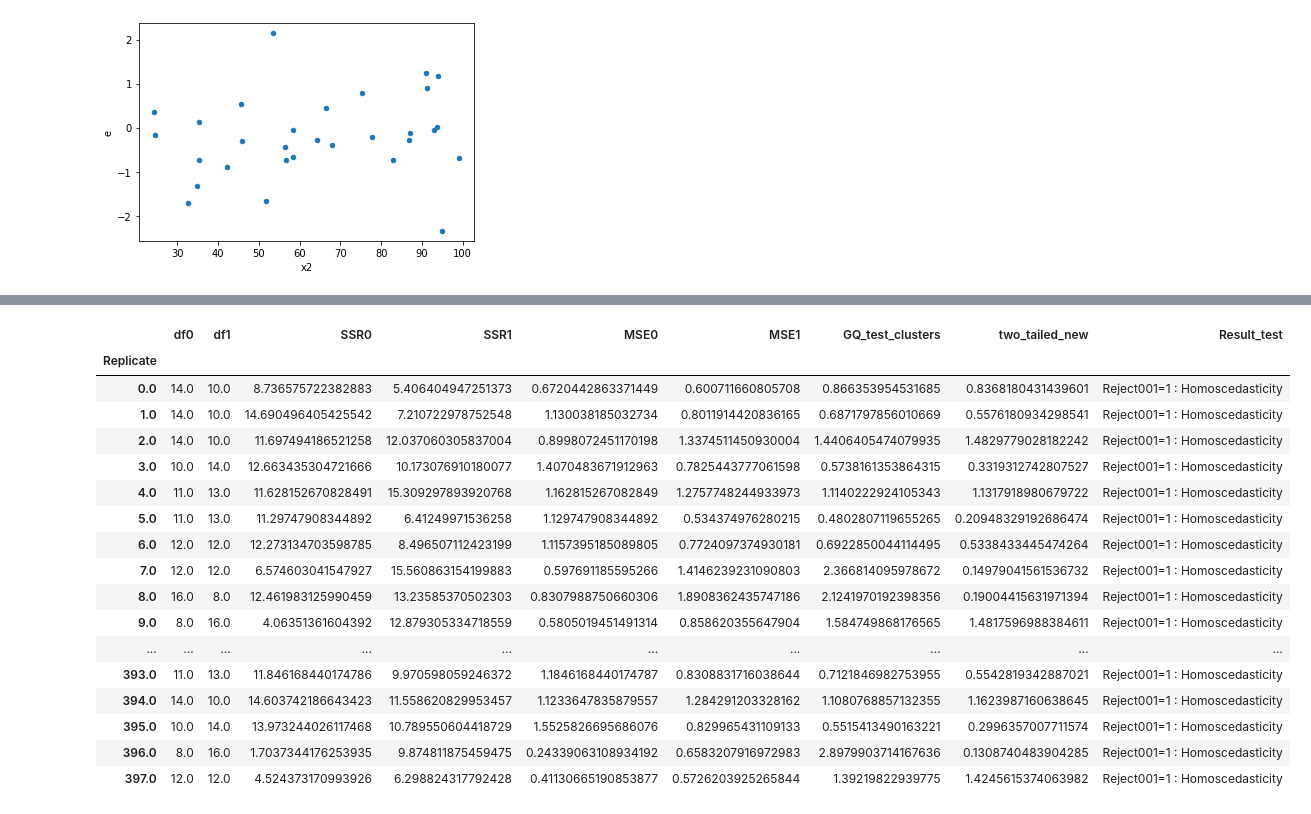
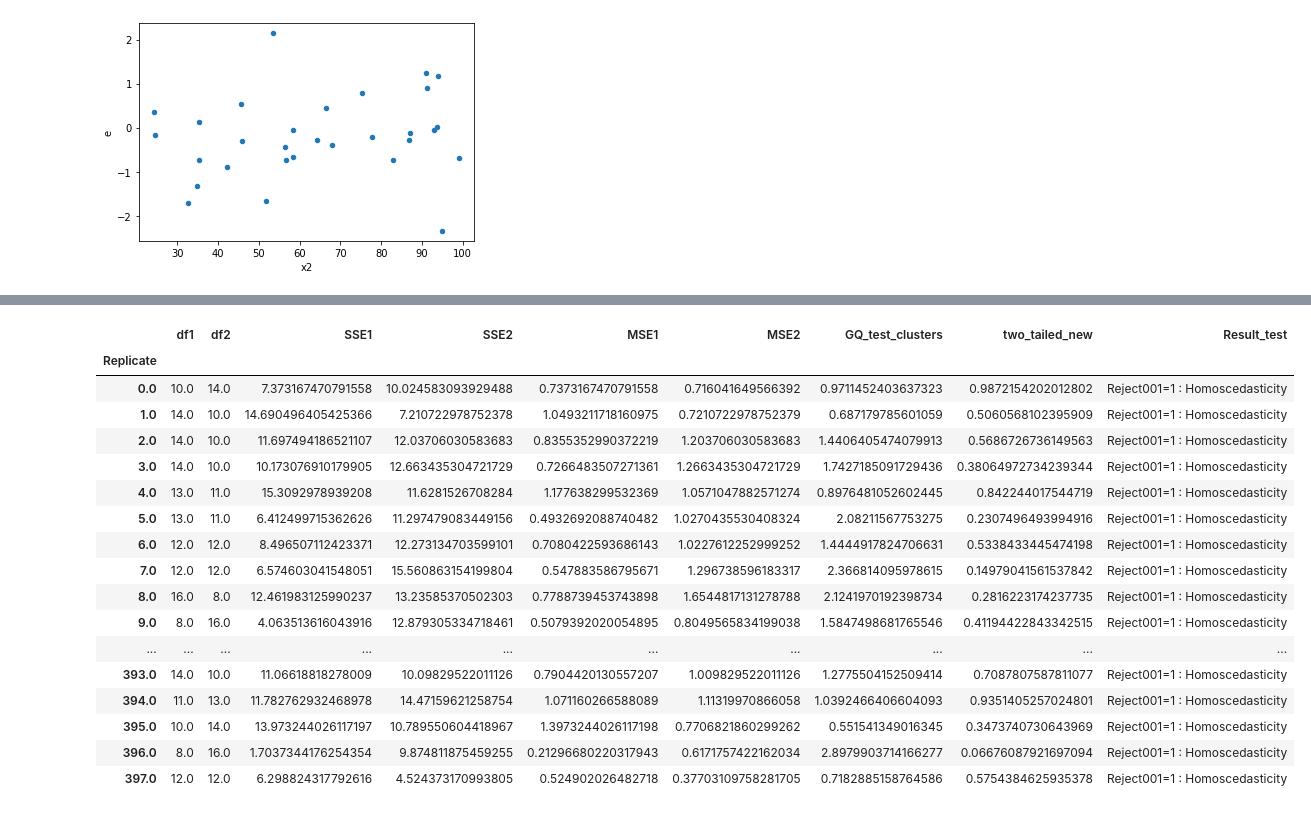
Before and after one commit to iam-fern/Generate_addition, a Jupyter notebook: GQtest_cluster_data_add_delta_(0)_n30_01.ipynb, the cells around one changed output, grey strips where cells are left out. Saved outputs shown, nothing was run; the diff lists cells and outputs as text; code cells hidden in the pictures.

```diff
--- a/GQtest_cluster_data_add_delta_(0)_n30_01.ipynb
+++ b/GQtest_cluster_data_add_delta_(0)_n30_01.ipynb
@@ -285,39 +284,39 @@ result.astype(str)
 # %%
 # สร้างตารางผลลัพธ์
 alpha = 0.01
 pd.set_option('display.max_rows', 1000)
 pd.set_option('display.max_columns', 1000)
 pd.set_option('display.width', 1000)
-result=pd.DataFrame({"Replicate":list_replicate, "df0":list_df0, "df1":list_df1, "SSR0":list_SSR0,
-                     "SSR1":list_SSR1, "MSE0":list_MSE0, "MSE1":list_MSE1,
-                     "GQ_test_clusters":list_GQ_test_clusters, "two_tailed":list_two_tailed, "greater":list_p_greater})
+result=pd.DataFrame({"Replicate":list_replicate, "df1":list_df1, "df2":list_df2, "SSE1":list_SSE1,
+                     "SSE2":list_SSE2, "MSE1":list_MSE1, "MSE2":list_MSE2,
+                     "GQ_test_clusters":list_GQ_test_clusters, "two_tailed":list_two_tailed, "greater":list_p_greater, "less":list_p_less})
 result.set_index(['Replicate'], inplace=True)
 
-result['two_tailed_new']=result[["two_tailed","greater"]].apply(lambda value: value[0] if value[0]<0.5 else 2*value[1], axis=1)
+result['two_tailed_new']=result[["two_tailed","greater","less"]].apply(lambda value: value[0] if value[0]<0.5 else (2*value[1] if value[1]<0.5 else 2*value[2]) , axis=1)
 result["Result_test"]=result["two_tailed_new"].apply(lambda p_value: 'Reject001=0 : Heteroscedasticity'
-                                                                  if p_value < alpha else 'Reject001=1 : Homoscedasticity')
+                                                     if p_value < alpha else 'Reject001=1 : Homoscedasticity')
 #two_tailed_new_show=two_tailed_new.drop(columns="greater")
-result_show=result.drop(columns=["two_tailed", "greater"])
+result_show=result.drop(columns=["two_tailed", "greater", "less"])
 result_show.astype(str)
 # %% [output]
-|  | df0 | df1 | SSR0 | SSR1 | MSE0 | MSE1 | GQ_test_clusters | two_tailed_new | Result_test |
+|  | df1 | df2 | SSE1 | SSE2 | MSE1 | MSE2 | GQ_test_clusters | two_tailed_new | Result_test |
 | Replicate |  |  |  |  |  |  |  |  |  |
-| 0.0 | 14.0 | 10.0 | 8.736575722382883 | 5.406404947251373 | 0.6720442863371449 | 0.600711660805708 | 0.866353954531685 | 0.8368180431439601 | Reject001=1 : Homoscedasticity |
-| 1.0 | 14.0 | 10.0 | 14.690496405425542 | 7.210722978752548 | 1.130038185032734 | 0.8011914420836165 | 0.6871797856010669 | 0.5576180934298541 | Reject001=1 : Homoscedasticity |
-| 2.0 | 14.0 | 10.0 | 11.697494186521258 | 12.037060305837004 | 0.8998072451170198 | 1.3374511450930004 | 1.4406405474079935 | 1.4829779028182242 | Reject001=1 : Homoscedasticity |
-| 3.0 | 10.0 | 14.0 | 12.663435304721666 | 10.173076910180077 | 1.4070483671912963 | 0.7825443777061598 | 0.5738161353864315 | 0.3319312742807527 | Reject001=1 : Homoscedasticity |
-| 4.0 | 11.0 | 13.0 | 11.628152670828491 | 15.309297893920768 | 1.162815267082849 | 1.2757748244933973 | 1.1140222924105343 | 1.1317918980679722 | Reject001=1 : Homoscedasticity |
-| 5.0 | 11.0 | 13.0 | 11.29747908344892 | 6.41249971536258 | 1.129747908344892 | 0.534374976280215 | 0.4802807119655265 | 0.20948329192686474 | Reject001=1 : Homoscedasticity |
-| 6.0 | 12.0 | 12.0 | 12.273134703598785 | 8.496507112423199 | 1.1157395185089805 | 0.7724097374930181 | 0.6922850044114495 | 0.5338433445474264 | Reject001=1 : Homoscedasticity |
-| 7.0 | 12.0 | 12.0 | 6.574603041547927 | 15.560863154199883 | 0.597691185595266 | 1.4146239231090803 | 2.366814095978672 | 0.14979041561536732 | Reject001=1 : Homoscedasticity |
-| 8.0 | 16.0 | 8.0 | 12.461983125990459 | 13.23585370502303 | 0.8307988750660306 | 1.8908362435747186 | 2.1241970192398356 | 0.19004415631971394 | Reject001=1 : Homoscedasticity |
-| 9.0 | 8.0 | 16.0 | 4.06351361604392 | 12.879305334718559 | 0.5805019451491314 | 0.858620355647904 | 1.584749868176565 | 1.4817596988384611 | Reject001=1 : Homoscedasticity |
+| 0.0 | 10.0 | 14.0 | 7.373167470791558 | 10.024583093929488 | 0.7373167470791558 | 0.716041649566392 | 0.9711452403637323 | 0.9872154202012802 | Reject001=1 : Homoscedasticity |
+| 1.0 | 14.0 | 10.0 | 14.690496405425366 | 7.210722978752378 | 1.0493211718160975 | 0.7210722978752379 | 0.687179785601059 | 0.5060568102395909 | Reject001=1 : Homoscedasticity |
+| 2.0 | 14.0 | 10.0 | 11.697494186521107 | 12.03706030583683 | 0.8355352990372219 | 1.203706030583683 | 1.4406405474079913 | 0.5686726736149563 | Reject001=1 : Homoscedasticity |
+| 3.0 | 14.0 | 10.0 | 10.173076910179905 | 12.663435304721729 | 0.7266483507271361 | 1.2663435304721729 | 1.7427185091729436 | 0.38064972734239344 | Reject001=1 : Homoscedasticity |
+| 4.0 | 13.0 | 11.0 | 15.3092978939208 | 11.6281526708284 | 1.177638299532369 | 1.0571047882571274 | 0.8976481052602445 | 0.842244017544719 | Reject001=1 : Homoscedasticity |
+| 5.0 | 13.0 | 11.0 | 6.412499715362626 | 11.297479083449156 | 0.4932692088740482 | 1.0270435530408324 | 2.08211567753275 | 0.2307496493994916 | Reject001=1 : Homoscedasticity |
+| 6.0 | 12.0 | 12.0 | 8.496507112423371 | 12.273134703599101 | 0.7080422593686143 | 1.0227612252999252 | 1.4444917824706631 | 0.5338433445474198 | Reject001=1 : Homoscedasticity |
+| 7.0 | 12.0 | 12.0 | 6.574603041548051 | 15.560863154199804 | 0.547883586795671 | 1.296738596183317 | 2.366814095978615 | 0.14979041561537842 | Reject001=1 : Homoscedasticity |
+| 8.0 | 16.0 | 8.0 | 12.461983125990237 | 13.23585370502303 | 0.7788739453743898 | 1.6544817131278788 | 2.1241970192398734 | 0.2816223174237735 | Reject001=1 : Homoscedasticity |
+| 9.0 | 8.0 | 16.0 | 4.063513616043916 | 12.879305334718461 | 0.5079392020054895 | 0.8049565834199038 | 1.5847498681765546 | 0.41194422843342515 | Reject001=1 : Homoscedasticity |
 | ... | ... | ... | ... | ... | ... | ... | ... | ... | ... |
-| 393.0 | 11.0 | 13.0 | 11.846168440174786 | 9.970598059246372 | 1.1846168440174787 | 0.8308831716038644 | 0.7121846982753955 | 0.5542819342887021 | Reject001=1 : Homoscedasticity |
-| 394.0 | 14.0 | 10.0 | 14.603742186643423 | 11.558620829953457 | 1.1233647835879557 | 1.284291203328162 | 1.1080768857132355 | 1.1623987160638645 | Reject001=1 : Homoscedasticity |
-| 395.0 | 10.0 | 14.0 | 13.973244026117468 | 10.789550604418729 | 1.5525826695686076 | 0.829965431109133 | 0.5515413490163221 | 0.2996357007711574 | Reject001=1 : Homoscedasticity |
-| 396.0 | 8.0 | 16.0 | 1.7037344176253935 | 9.874811875459475 | 0.24339063108934192 | 0.6583207916972983 | 2.8979903714167636 | 0.1308740483904285 | Reject001=1 : Homoscedasticity |
-| 397.0 | 12.0 | 12.0 | 4.524373170993926 | 6.298824317792428 | 0.41130665190853877 | 0.5726203925265844 | 1.39219822939775 | 1.4245615374063982 | Reject001=1 : Homoscedasticity |
+| 393.0 | 14.0 | 10.0 | 11.06618818278009 | 10.09829522011126 | 0.7904420130557207 | 1.009829522011126 | 1.2775504152509414 | 0.7087807587811077 | Reject001=1 : Homoscedasticity |
+| 394.0 | 11.0 | 13.0 | 11.782762932468978 | 14.47159621258754 | 1.071160266588089 | 1.11319970866058 | 1.0392466406604093 | 0.9351405257024801 | Reject001=1 : Homoscedasticity |
+| 395.0 | 10.0 | 14.0 | 13.973244026117197 | 10.789550604418967 | 1.3973244026117198 | 0.7706821860299262 | 0.551541349016345 | 0.3473740730643969 | Reject001=1 : Homoscedasticity |
+| 396.0 | 8.0 | 16.0 | 1.7037344176254354 | 9.874811875459255 | 0.21296680220317943 | 0.6171757422162034 | 2.8979903714166277 | 0.06676087921697094 | Reject001=1 : Homoscedasticity |
+| 397.0 | 12.0 | 12.0 | 6.298824317792616 | 4.524373170993805 | 0.524902026482718 | 0.37703109758281705 | 0.7182885158764586 | 0.5754384625935378 | Reject001=1 : Homoscedasticity |
 # %%
 result_show['Result_test'].value_counts()
 # %% [output]
```
Also changed, not shown: parts of 4 cells of this notebook.
